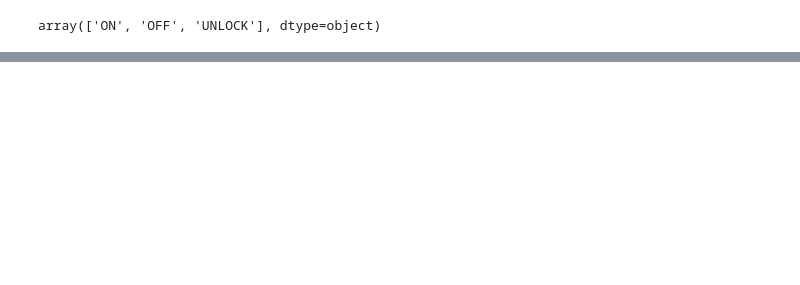
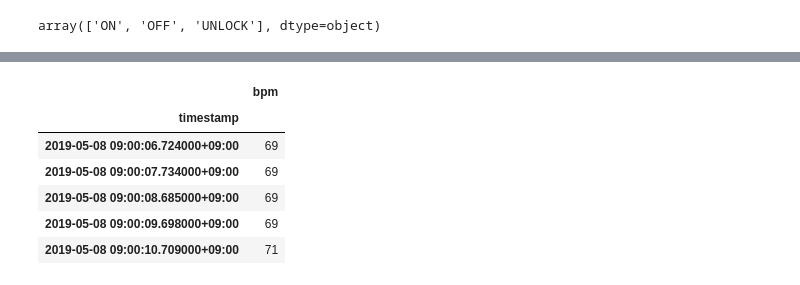
Before and after one commit to mauro-vb/quantitative-methods-analysis-project, a Jupyter notebook: data_exploration.ipynb, the cells around one changed output, grey strips where cells are left out. Cells and saved outputs as stored; diff of their text form; code cells hidden in the pictures; blank space fills up the shorter version.

```diff
--- a/data_exploration.ipynb
+++ b/data_exploration.ipynb
@@ -35 +42,7 @@ smartphone_data["ActivityEvent"]
+# %%
+# Data we identified to be useful for our research quesiton
+
+smartphone_data_files_rq1 = ["ActivityEvent.csv", "ActivityEvent.csv", "Location.csv"]
+wearable_data_files_rq1 = ["Acceleration.csv", "HR.csv"]
+esm_file_path = os.path.join(data_dir,"SubjData", "EsmResponse.csv")
 # %%
@@ -116,0 +175,17 @@ array(['ON', 'OFF', 'UNLOCK'], dtype=object)
+# %%
+df = wearable_data["HR"][hr_df["participant"] == "P19"][["timestamp","bpm"]].copy() # Random particpant
+
+df["timestamp"] = pd.to_datetime(df["timestamp"], unit="ms") # convert timestamp to datetime
+df.set_index("timestamp",inplace=True) # set it as index for TimeSeries purposes
+df = df.tz_localize("UTC") # need to localize a timezone
+df = df.tz_convert("Asia/Seoul") # convert it to Korean timezone
+
+df.head()
+# %% [output]
+|  | bpm |
+| timestamp |  |
+| 2019-05-08 09:00:06.724000+09:00 | 69 |
+| 2019-05-08 09:00:07.734000+09:00 | 69 |
+| 2019-05-08 09:00:08.685000+09:00 | 69 |
+| 2019-05-08 09:00:09.698000+09:00 | 69 |
+| 2019-05-08 09:00:10.709000+09:00 | 71 |
```
Also changed, not shown: parts of 16 cells of this notebook, 1 other file.
